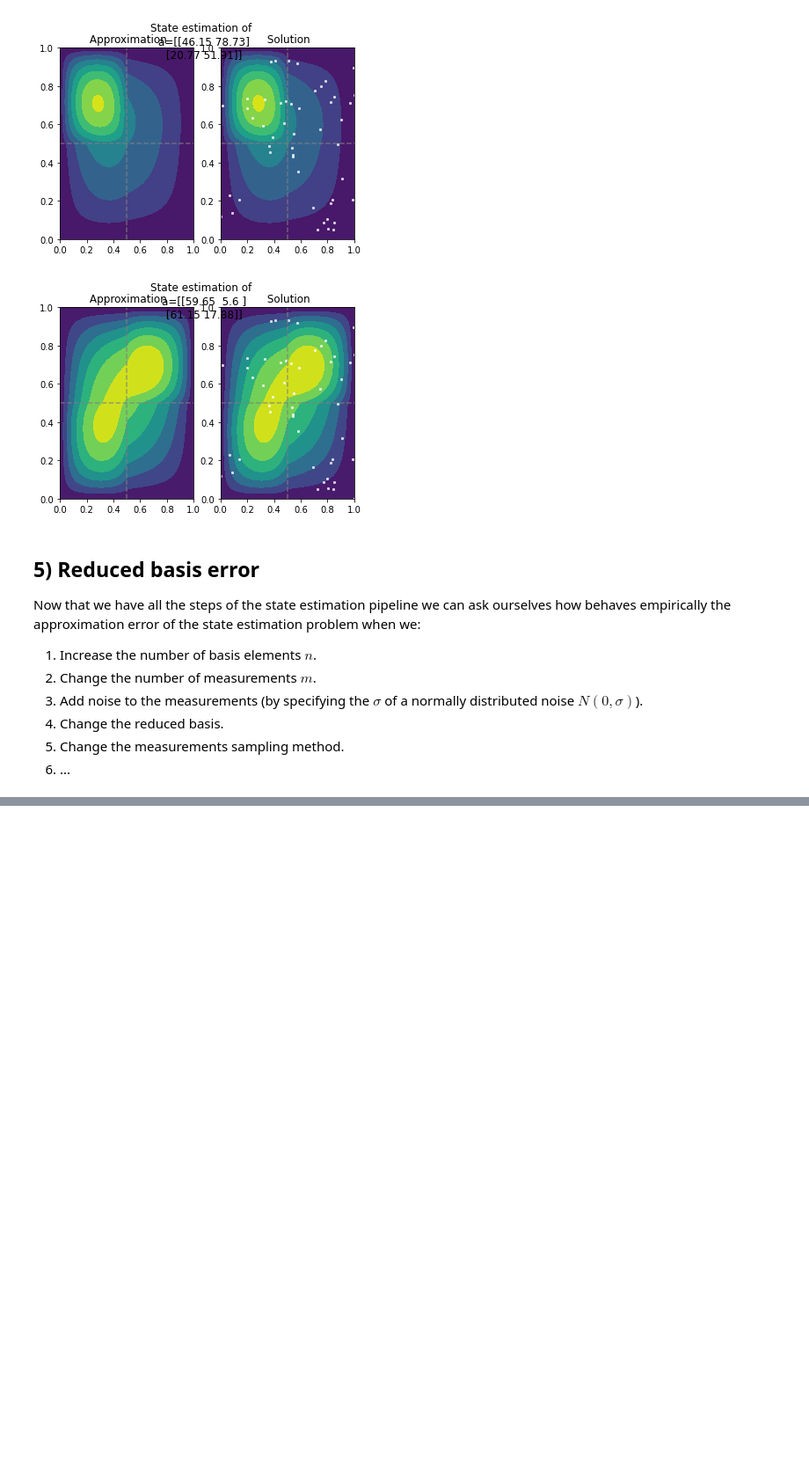
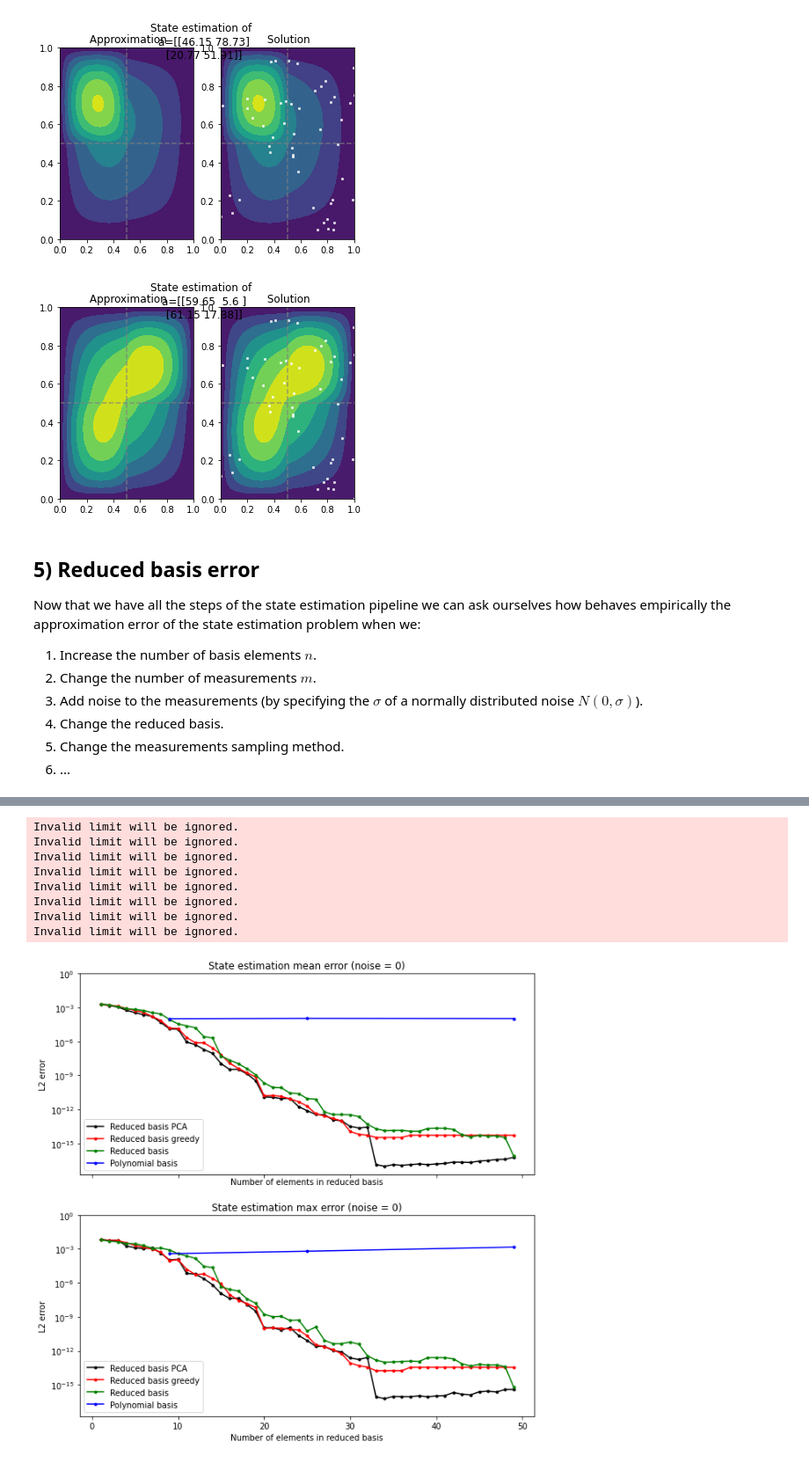
Before and after one commit to agussomacal/CEMRACS2021_ReducedModeling, a Jupyter notebook: InverseProblemPipeline.ipynb, the cells around one changed output, grey strips where cells are left out. Shown at 88% size. Cells and saved outputs as stored; diff of their text form; code cells hidden in the pictures; blank space fills up the shorter version.

Commit message:
PCA and greedy methods added

```diff
--- a/InverseProblemPipeline.ipynb
+++ b/InverseProblemPipeline.ipynb
@@ -186,12 +187,17 @@ def reduced_basis_polynomial(solutions_offline: List[np.ndarray], number_of_redu
 
 def reduced_basis_generator_pca(solutions_offline: List[np.ndarray], number_of_reduced_base_elements: int) -> List[np.ndarray]:
     # hint: look at PCA function from sklearn library.
-    raise Exception("Not implemented.")
+    return PCA(n_components=number_of_reduced_base_elements).fit(solutions_offline).components_
 
 def reduced_basis_generator_greedy(solutions_offline: List[np.ndarray], number_of_reduced_base_elements: int) -> List[np.ndarray]:
     # hint: add the vector (solution) with maximum distance to the actual space by calculating the differences between the solutions and the projections to the actual space.
     # for the projection solve the least square problem, you can use np.linalg.lstsq
-    raise Exception("Not implemented.")
+    rb = [solutions_offline[np.argmax(np.mean((np.transpose(solutions_offline))**2, axis=0))]]
+    for _ in range(1, number_of_reduced_base_elements):
+        x = np.linalg.lstsq(np.transpose(rb), np.transpose(solutions_offline), rcond=None)[0]
+        next_element = np.argmax(np.mean((np.transpose(solutions_offline) - np.transpose(rb) @ x)**2, axis=0))
+        rb.append(solutions_offline[next_element])
+    return rb
 # %%
 reduced_basis_generator = reduced_basis_generator_random  # specify which reduced_basis_generator to use
 # %% [markdown]
@@ -364,0 +376,40 @@ Invalid limit will be ignored.
+# %%
+color = {"Reduced basis": "green", "Polynomial basis": "blue", "Reduced basis PCA": "black", "Reduced basis greedy": "red"}
+fig, ax = plt.subplots(nrows=2, figsize=(10, 10), sharex=True, sharey=True)
+for title, num_elements, (error_mean, error_median, error_sd, error_min, error_max) in \
+[
+    ("Reduced basis PCA", list_number_of_reduced_base_elements, calculate_approximation_statistics(points, rb_pca_approximate_solutions_list, solutions_online)),
+    ("Reduced basis greedy", list_number_of_reduced_base_elements, calculate_approximation_statistics(points, rb_greedy_approximate_solutions_list, solutions_online)),
+    ("Reduced basis", list_number_of_reduced_base_elements, calculate_approximation_statistics(points, rb_approximate_solutions_list, solutions_online)),
+    ("Polynomial basis", poly_num_elements, calculate_approximation_statistics(points, poly_approximate_solutions_list, solutions_online))
+]:
+    ax[0].set_yscale("log")
+    ax[1].set_yscale("log")
+
+    ax[0].plot(num_elements, error_mean, ".-", label=title, c=color[title])
+    ax[1].plot(num_elements, error_max, ".-", label=title, c=color[title])
+
+    ax[0].legend()
+    ax[1].legend()
+
+    ax[0].set_title("State estimation mean error (noise = {})".format(noise))
+    ax[1].set_title("State estimation max error (noise = {})".format(noise))
+
+    ax[0].set_ylabel("L2 error")
+    ax[1].set_ylabel("L2 error")
+
+    ax[0].set_xlabel("Number of elements in reduced basis")
+    ax[1].set_xlabel("Number of elements in reduced basis")
+
+    ax[0].set_ylim((0, 1))
+    ax[1].set_ylim((0, 1))
+# %% [output]
+Invalid limit will be ignored.
+Invalid limit will be ignored.
+Invalid limit will be ignored.
+Invalid limit will be ignored.
+Invalid limit will be ignored.
+Invalid limit will be ignored.
+Invalid limit will be ignored.
+Invalid limit will be ignored.
+[figure, added]
```
Also changed, not shown: parts of 5 cells of this notebook, 1 other file.
